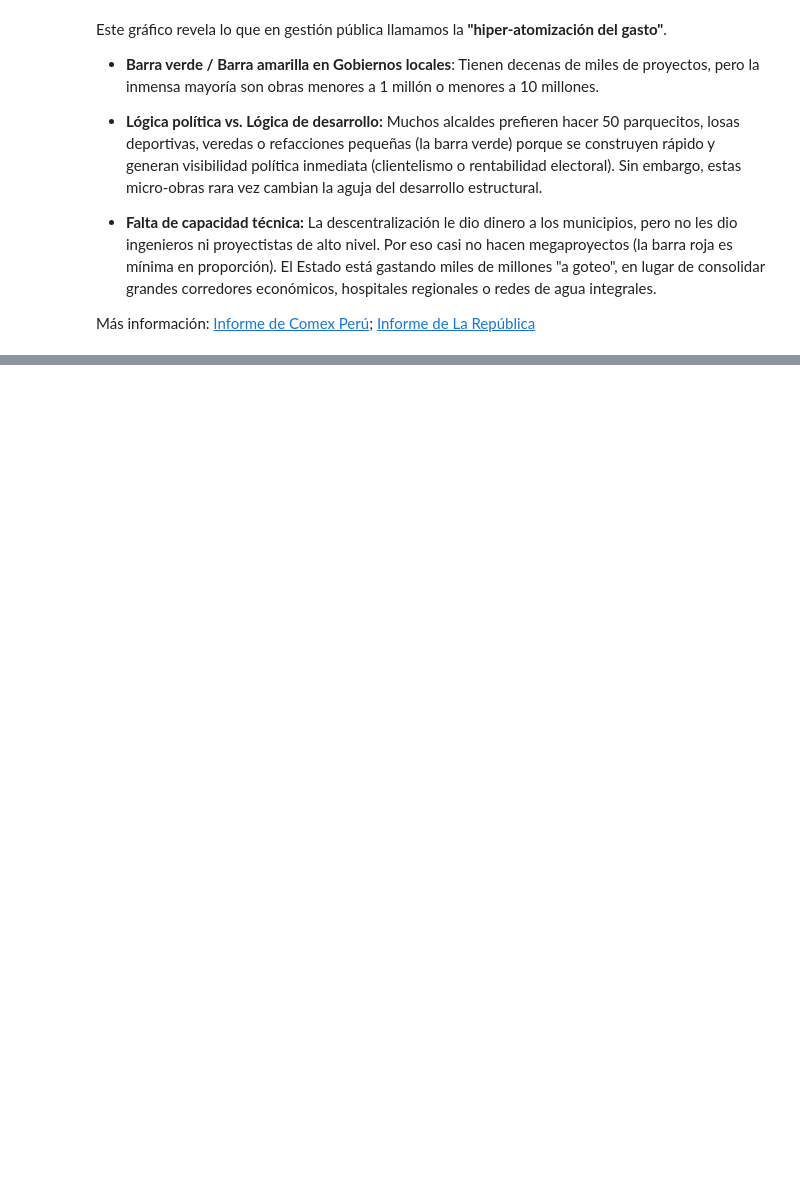
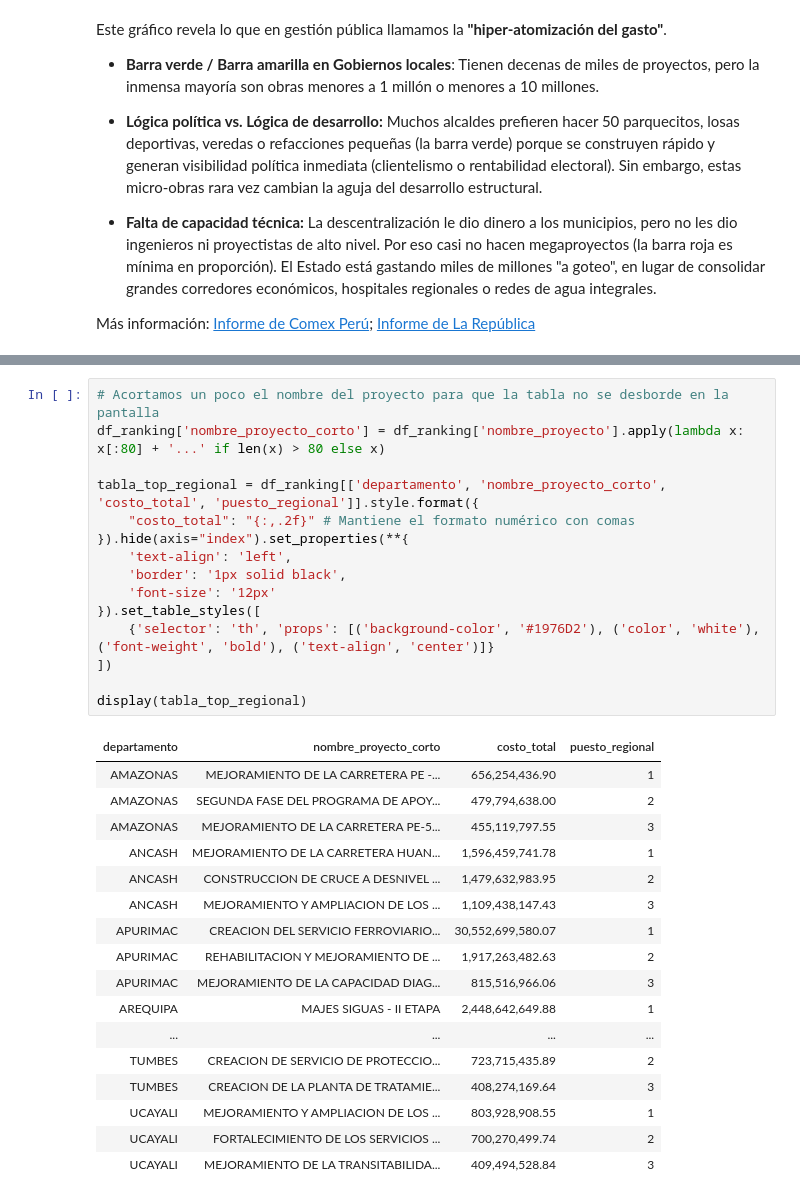
Before and after one commit to ulisesrodas/INVIERTE.PE-Analisis-exploratorio, a Jupyter notebook: analysis/Final_Analysis.ipynb, the cells around one changed output, grey strips where cells are left out. Drawn from its saved outputs; the diff is of its cells as text; blank space fills up the shorter version.

```diff
--- a/analysis/Final_Analysis.ipynb
+++ b/analysis/Final_Analysis.ipynb
@@ -306 +310,34 @@ Passing `palette` without assigning `hue` is deprecated and will be removed in v
+# %%
+# Acortamos un poco el nombre del proyecto para que la tabla no se desborde en la pantalla
+df_ranking['nombre_proyecto_corto'] = df_ranking['nombre_proyecto'].apply(lambda x: x[:80] + '...' if len(x) > 80 else x)
+
+tabla_top_regional = df_ranking[['departamento', 'nombre_proyecto_corto', 'costo_total', 'puesto_regional']].style.format({
+    "costo_total": "{:,.2f}" # Mantiene el formato numérico con comas
+}).hide(axis="index").set_properties(**{
+    'text-align': 'left',
+    'border': '1px solid black',
+    'font-size': '12px'
+}).set_table_styles([
+    {'selector': 'th', 'props': [('background-color', '#1976D2'), ('color', 'white'), ('font-weight', 'bold'), ('text-align', 'center')]}
+])
+
+display(tabla_top_regional)
+# %% [output]
+| departamento | nombre_proyecto_corto | costo_total | puesto_regional |
+| AMAZONAS | MEJORAMIENTO DE LA CARRETERA PE -... | 656,254,436.90 | 1 |
+| AMAZONAS | SEGUNDA FASE DEL PROGRAMA DE APOY... | 479,794,638.00 | 2 |
+| AMAZONAS | MEJORAMIENTO DE LA CARRETERA PE-5... | 455,119,797.55 | 3 |
+| ANCASH | MEJORAMIENTO DE LA CARRETERA HUAN... | 1,596,459,741.78 | 1 |
+| ANCASH | CONSTRUCCION DE CRUCE A DESNIVEL ... | 1,479,632,983.95 | 2 |
+| ANCASH | MEJORAMIENTO Y AMPLIACION DE LOS ... | 1,109,438,147.43 | 3 |
+| APURIMAC | CREACION DEL SERVICIO FERROVIARIO... | 30,552,699,580.07 | 1 |
+| APURIMAC | REHABILITACION Y MEJORAMIENTO DE ... | 1,917,263,482.63 | 2 |
+| APURIMAC | MEJORAMIENTO DE LA CAPACIDAD DIAG... | 815,516,966.06 | 3 |
+| AREQUIPA | MAJES SIGUAS - II ETAPA | 2,448,642,649.88 | 1 |
+| ... | ... | ... | ... |
+| TUMBES | CREACION DE SERVICIO DE PROTECCIO... | 723,715,435.89 | 2 |
+| TUMBES | CREACION DE LA PLANTA DE TRATAMIE... | 408,274,169.64 | 3 |
+| UCAYALI | MEJORAMIENTO Y AMPLIACION DE LOS ... | 803,928,908.55 | 1 |
+| UCAYALI | FORTALECIMIENTO DE LOS SERVICIOS ... | 700,270,499.74 | 2 |
+| UCAYALI | MEJORAMIENTO DE LA TRANSITABILIDA... | 409,494,528.84 | 3 |
 # %% [markdown]
```
Also changed, not shown: parts of 23 cells of this notebook.
